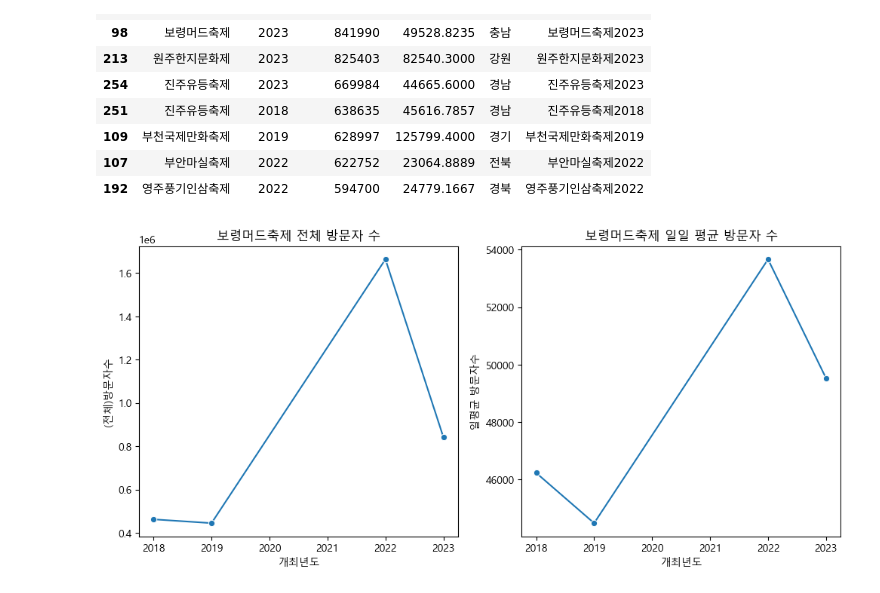
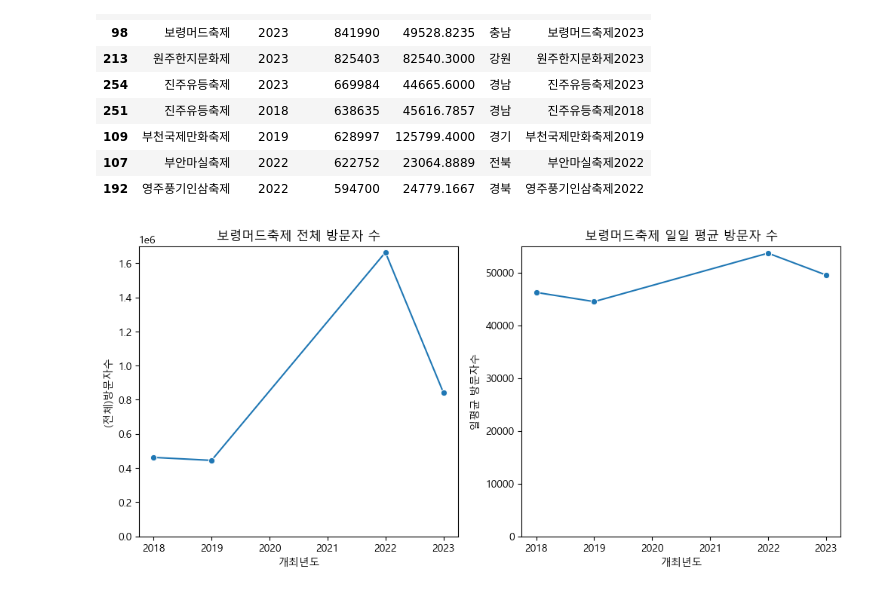
Before and after one commit to carpe-horas/Festivals-Prediction, a Jupyter notebook: analysis/이상치분석.ipynb, the cells around one changed output. Drawn from its saved outputs; the diff is of its cells as text; code cells hidden in the pictures.

```diff
--- a/analysis/이상치분석.ipynb
+++ b/analysis/이상치분석.ipynb
@@ -131,14 +147,16 @@ dfsel[['축제명','개최년도','(전체)방문자수','일평균 방문자수
 # %%
 # 보령머드축제 이상치 확인
 figure = plt.figure(figsize=(12,5))
 x = dfsel['개최년도'][dfsel['축제명']=='보령머드축제']
 ax1 = figure.add_subplot(1,2,1)
 sns.lineplot(x=x, y=dfsel['(전체)방문자수'][dfsel['축제명']=='보령머드축제'],marker='o')
+plt.ylim(0,1700000)
 plt.title('보령머드축제 전체 방문자 수')
 ax2 = figure.add_subplot(1,2,2)
 sns.lineplot(x=x, y=dfsel['일평균 방문자수'][dfsel['축제명']=='보령머드축제'],marker='o')
+plt.ylim(0,55000)
 plt.title('보령머드축제 일일 평균 방문자 수')
 plt.show()
-# 전체 방문자 수가 급증할 때 일일 방문자 수도 함께 증가한 것으로 보아 오류는 아닌 것으로 생각됨.
+# 전체 방문자 수가 급증할 때 일일 방문자 수는 약간 증가한 것으로 보아 오류는 아닌 것으로 생각됨.
 # %% [output]
-[figure, old version]
+[figure, new version]
```
Also changed, not shown: parts of 16 cells of this notebook, 8 other files.
